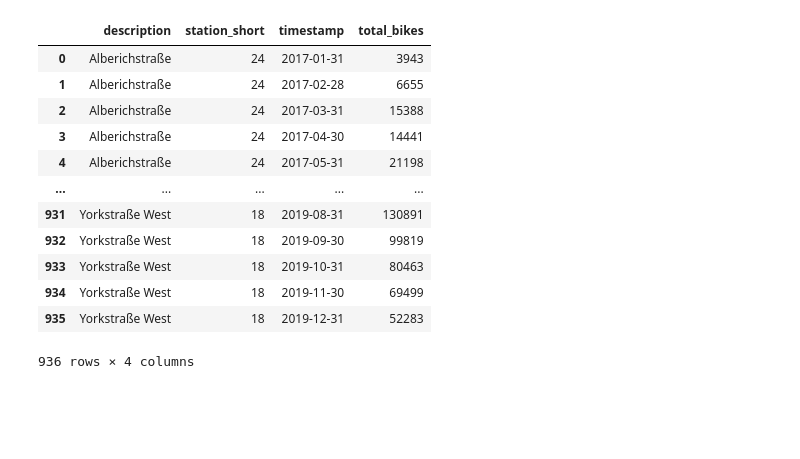
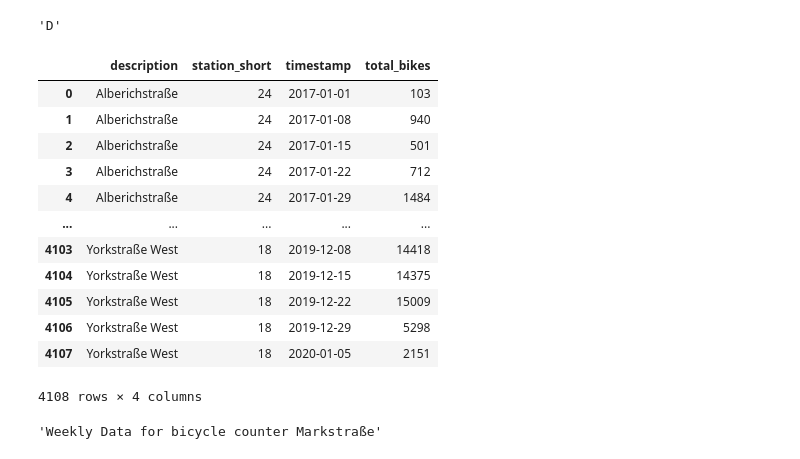
Before and after one commit to senzelden/berlin_bike_traffic, a Jupyter notebook: prepare_bar_chart.ipynb, the cells around one changed output. Drawn from its saved outputs; the diff is of its cells as text; code cells hidden in the pictures; blank space fills up the shorter version.

```diff
--- a/prepare_bar_chart.ipynb
+++ b/prepare_bar_chart.ipynb
@@ -26,25 +26,46 @@ df.head(5)
 df["month_year"] = df["month_name"].str.cat(df["year"].astype(str), sep= " ")
 # %%
 df['timestamp'] = pd.to_datetime(df.timestamp)
-# %%
-frequency = "M"
+# %%
+class Frequency:
+    def __init__(self, frequency, frequency_dict, location_id):
+        self.frequency = frequency
+        self.frequency_short = frequency_dict["frequency"][frequency]["short"]
+        self.d3_format = frequency_dict["frequency"][frequency]["d3_format"]
+        self.location_id = location_id
+        self.hovertext = f'{self.frequency}: %{{x|{self.d3_format}}}<br>Total Bikes: %{{y}}'
+        self.title =
+# %%
+frequency_dict = {"frequency": {"Day": {"short": "D", "d3_format": "%b %d, %Y (%a)"}, "Week": {"short": "W", "d3_format": "%b %d, %Y"}, "Month":{"short": "M", "d3_format": "%B %Y"}, "Year":{"short": "Y", "d3_format": "%Y"}}}
+# %%
+frequency_dict["frequency"]["Day"]["short"]
+# %% [output]
+'D'
+# %%
+barchart_object = Frequency("Week", frequency_dict, "27")
 # %%
-barchart_df = df.set_index("timestamp").groupby(["description", "station_short"])[["total_bikes"]].resample(frequency).sum().reset_index()
+barchart_df = df.set_index("timestamp").groupby(["description", "station_short"])[["total_bikes"]].resample(barchart_object.frequency_short).sum().reset_index()
 barchart_df
 # %% [output]
 |  | description | station_short | timestamp | total_bikes |
-| 0 | Alberichstraße | 24 | 2017-01-31 | 3943 |
-| 1 | Alberichstraße | 24 | 2017-02-28 | 6655 |
-| 2 | Alberichstraße | 24 | 2017-03-31 | 15388 |
-| 3 | Alberichstraße | 24 | 2017-04-30 | 14441 |
-| 4 | Alberichstraße | 24 | 2017-05-31 | 21198 |
+| 0 | Alberichstraße | 24 | 2017-01-01 | 103 |
+| 1 | Alberichstraße | 24 | 2017-01-08 | 940 |
+| 2 | Alberichstraße | 24 | 2017-01-15 | 501 |
+| 3 | Alberichstraße | 24 | 2017-01-22 | 712 |
+| 4 | Alberichstraße | 24 | 2017-01-29 | 1484 |
 | ... | ... | ... | ... | ... |
-| 931 | Yorkstraße West | 18 | 2019-08-31 | 130891 |
-| 932 | Yorkstraße West | 18 | 2019-09-30 | 99819 |
-| 933 | Yorkstraße West | 18 | 2019-10-31 | 80463 |
-| 934 | Yorkstraße West | 18 | 2019-11-30 | 69499 |
-| 935 | Yorkstraße West | 18 | 2019-12-31 | 52283 |
+| 4103 | Yorkstraße West | 18 | 2019-12-08 | 14418 |
+| 4104 | Yorkstraße West | 18 | 2019-12-15 | 14375 |
+| 4105 | Yorkstraße West | 18 | 2019-12-22 | 15009 |
+| 4106 | Yorkstraße West | 18 | 2019-12-29 | 5298 |
+| 4107 | Yorkstraße West | 18 | 2020-01-05 | 2151 |
-936 rows × 4 columns
+4108 rows × 4 columns
+# %%
+street_names = " / ".join(barchart_df[barchart_df.station_short == barchart_object.location_id]["description"].unique())
+barchart_title= f"{barchart_object.frequency}ly Data for Bicycle Counter {street_names}"
+barchart_title
+# %% [output]
+'Weekly Data for bicycle counter Markstraße'
 # %%
 import plotly.express as px
 # %%
```
Also changed, not shown: parts of 4 cells of this notebook.
